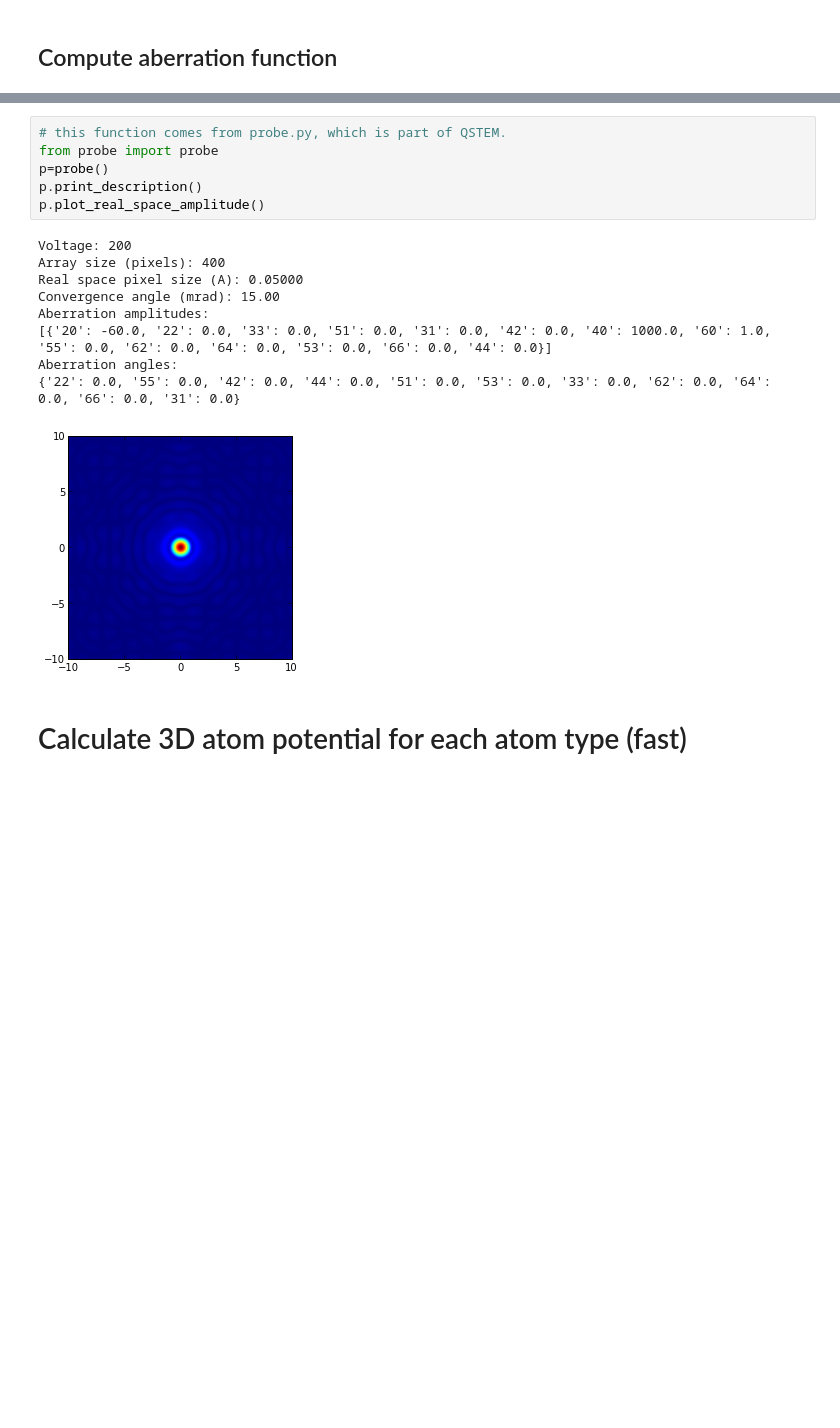
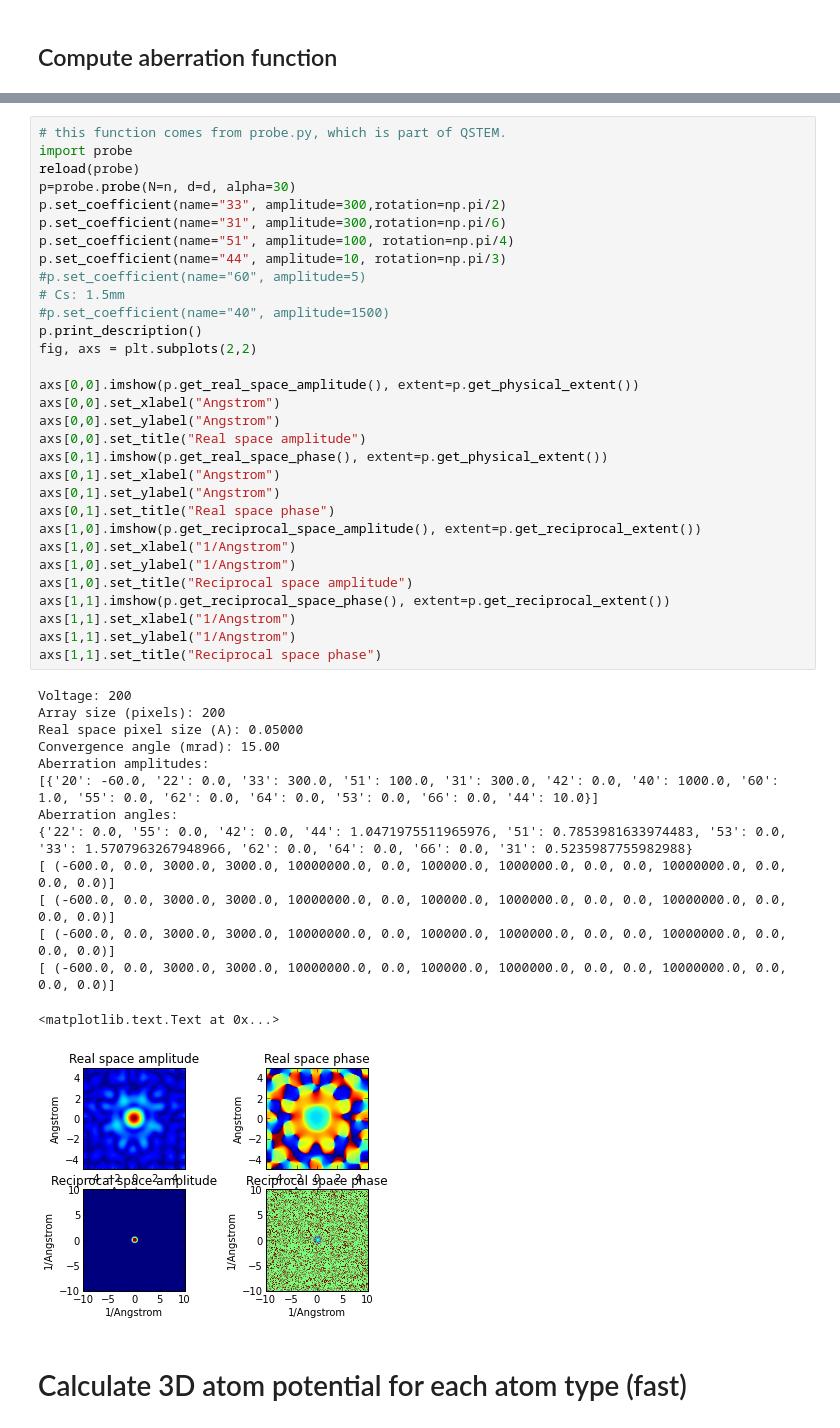
Before and after one commit to QSTEM/QSTEM, a Jupyter notebook: python/QSTEM_simDemo.ipynb, the cells around one changed output, grey strips where cells are left out. Saved outputs shown, nothing was run; the diff lists cells and outputs as text; blank space fills up the shorter version.

```diff
--- a/python/QSTEM_simDemo.ipynb
+++ b/python/QSTEM_simDemo.ipynb
@@ -16,19 +45,49 @@ For more information, type 'help(pylab)'.
-# %%
-# this function comes from probe.py, which is part of QSTEM.
-from probe import probe
-p=probe()
-p.print_description()
-p.plot_real_space_amplitude()
-# %% [output]
-Voltage: 200
-Array size (pixels): 400
-Real space pixel size (A): 0.05000
-Convergence angle (mrad): 15.00
-Aberration amplitudes:
-[{'20': -60.0, '22': 0.0, '33': 0.0, '51': 0.0, '31': 0.0, '42': 0.0, '40': 1000.0, '60': 1.0, '55': 0.0, '62': 0.0, '64': 0.0, '53': 0.0, '66': 0.0, '44': 0.0}]
-Aberration angles:
-{'22': 0.0, '55': 0.0, '42': 0.0, '44': 0.0, '51': 0.0, '53': 0.0, '33': 0.0, '62': 0.0, '64': 0.0, '66': 0.0, '31': 0.0}
-[figure, removed]
+# %%
+# this function comes from probe.py, which is part of QSTEM.
+import probe
+reload(probe)
+p=probe.probe(N=n, d=d, alpha=30)
+p.set_coefficient(name="33", amplitude=300,rotation=np.pi/2)
+p.set_coefficient(name="31", amplitude=300,rotation=np.pi/6)
+p.set_coefficient(name="51", amplitude=100, rotation=np.pi/4)
+p.set_coefficient(name="44", amplitude=10, rotation=np.pi/3)
+#p.set_coefficient(name="60", amplitude=5)
+# Cs: 1.5mm
+#p.set_coefficient(name="40", amplitude=1500)
+p.print_description()
+fig, axs = plt.subplots(2,2)
+
+axs[0,0].imshow(p.get_real_space_amplitude(), extent=p.get_physical_extent())
+axs[0,0].set_xlabel("Angstrom")
+axs[0,0].set_ylabel("Angstrom")
+axs[0,0].set_title("Real space amplitude")
+axs[0,1].imshow(p.get_real_space_phase(), extent=p.get_physical_extent())
+axs[0,1].set_xlabel("Angstrom")
+axs[0,1].set_ylabel("Angstrom")
+axs[0,1].set_title("Real space phase")
+axs[1,0].imshow(p.get_reciprocal_space_amplitude(), extent=p.get_reciprocal_extent())
+axs[1,0].set_xlabel("1/Angstrom")
+axs[1,0].set_ylabel("1/Angstrom")
+axs[1,0].set_title("Reciprocal space amplitude")
+axs[1,1].imshow(p.get_reciprocal_space_phase(), extent=p.get_reciprocal_extent())
+axs[1,1].set_xlabel("1/Angstrom")
+axs[1,1].set_ylabel("1/Angstrom")
+axs[1,1].set_title("Reciprocal space phase")
+# %% [output]
+Voltage: 200
+Array size (pixels): 200
+Real space pixel size (A): 0.05000
+Convergence angle (mrad): 15.00
+Aberration amplitudes:
+[{'20': -60.0, '22': 0.0, '33': 300.0, '51': 100.0, '31': 300.0, '42': 0.0, '40': 1000.0, '60': 1.0, '55': 0.0, '62': 0.0, '64': 0.0, '53': 0.0, '66': 0.0, '44': 10.0}]
+Aberration angles:
+{'22': 0.0, '55': 0.0, '42': 0.0, '44': 1.0471975511965976, '51': 0.7853981633974483, '53': 0.0, '33': 1.5707963267948966, '62': 0.0, '64': 0.0, '66': 0.0, '31': 0.5235987755982988}
+[ (-600.0, 0.0, 3000.0, 3000.0, 10000000.0, 0.0, 100000.0, 1000000.0, 0.0, 0.0, 10000000.0, 0.0, 0.0, 0.0)]
+[ (-600.0, 0.0, 3000.0, 3000.0, 10000000.0, 0.0, 100000.0, 1000000.0, 0.0, 0.0, 10000000.0, 0.0, 0.0, 0.0)]
+[ (-600.0, 0.0, 3000.0, 3000.0, 10000000.0, 0.0, 100000.0, 1000000.0, 0.0, 0.0, 10000000.0, 0.0, 0.0, 0.0)]
+[ (-600.0, 0.0, 3000.0, 3000.0, 10000000.0, 0.0, 100000.0, 1000000.0, 0.0, 0.0, 10000000.0, 0.0, 0.0, 0.0)]
+<matplotlib.text.Text at 0x...>
+[figure, added]
 # %% [markdown]
 # Calculate 3D atom potential for each atom type (fast)
 # %% [markdown]
```
Also changed, not shown: parts of 25 cells of this notebook.
